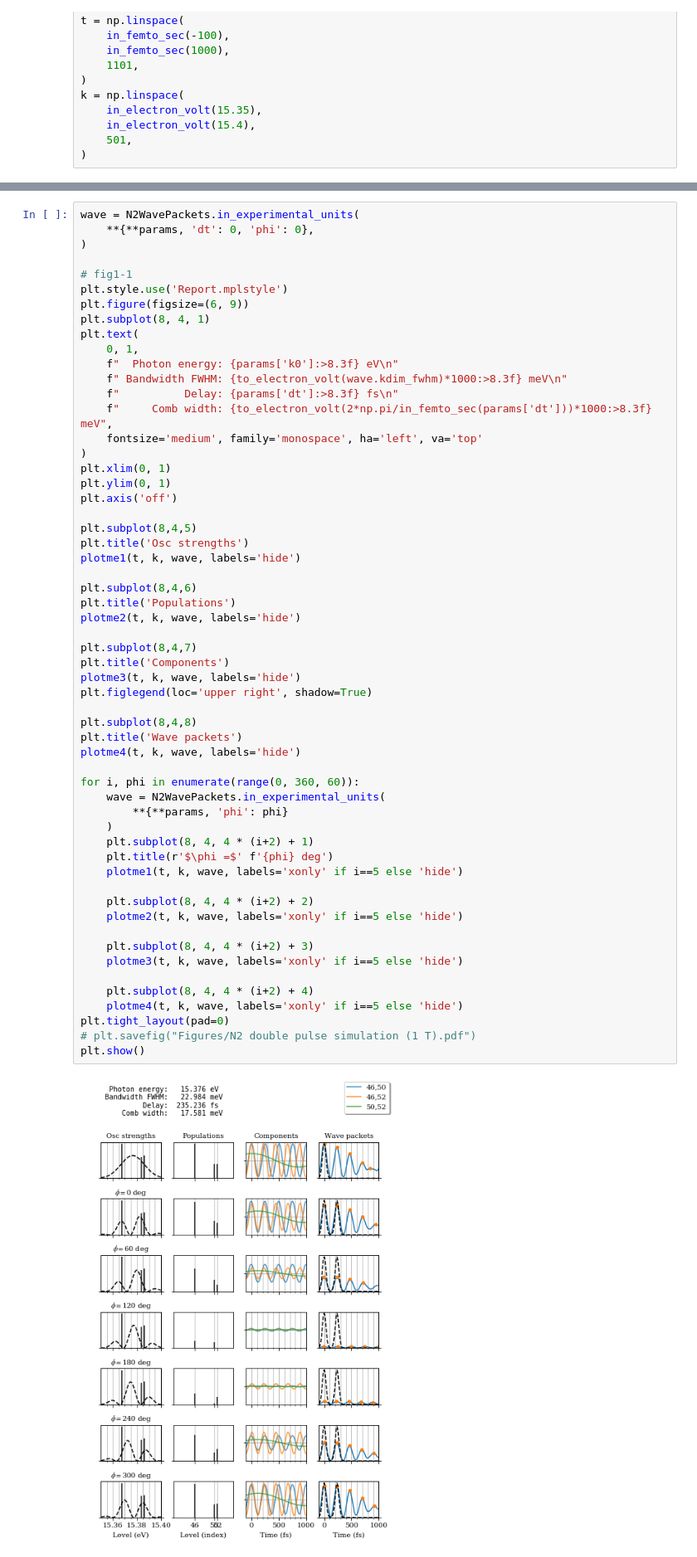
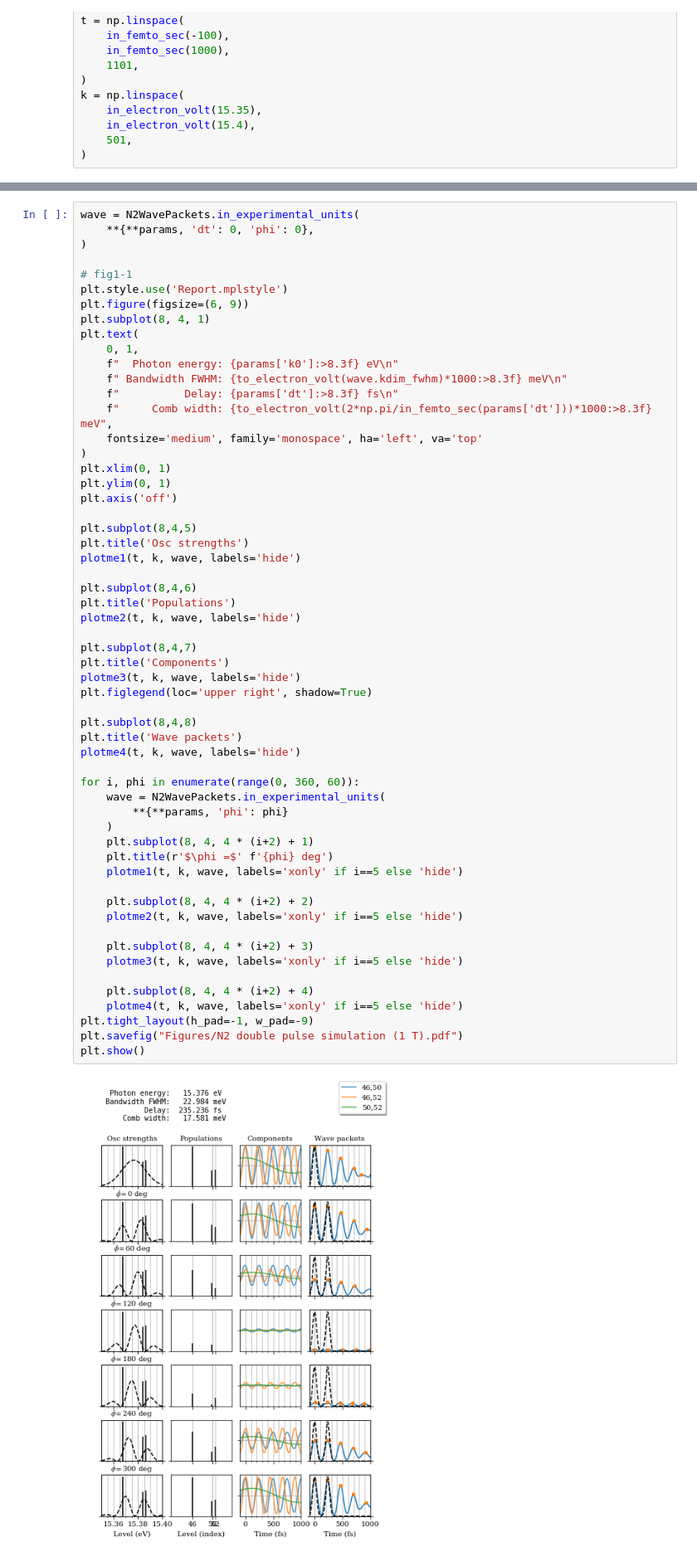
Before and after one commit to DaehyunPY/FERMI_20149100, a Jupyter notebook: Notebooks/N2 double pulse simulation (79.4 fs, 1 T).ipynb, the cells around one changed output, grey strips where cells are left out. Shown at 83% size. Saved outputs shown, nothing was run; the diff lists cells and outputs as text.

```diff
--- a/Notebooks/N2 double pulse simulation (79.4 fs, 1 T).ipynb
+++ b/Notebooks/N2 double pulse simulation (79.4 fs, 1 T).ipynb
@@ -247,33 +247,33 @@ plt.subplot(8,4,6)
 plt.title('Populations')
 plotme2(t, k, wave, labels='hide')
 
 plt.subplot(8,4,7)
 plt.title('Components')
 plotme3(t, k, wave, labels='hide')
 plt.figlegend(loc='upper right', shadow=True)
 
 plt.subplot(8,4,8)
 plt.title('Wave packets')
 plotme4(t, k, wave, labels='hide')
 
 for i, phi in enumerate(range(0, 360, 60)):
     wave = N2WavePackets.in_experimental_units(
         **{**params, 'phi': phi}
     )
     plt.subplot(8, 4, 4 * (i+2) + 1)
     plt.title(r'$\phi =$' f'{phi} deg')
     plotme1(t, k, wave, labels='xonly' if i==5 else 'hide')
 
     plt.subplot(8, 4, 4 * (i+2) + 2)
     plotme2(t, k, wave, labels='xonly' if i==5 else 'hide')
 
     plt.subplot(8, 4, 4 * (i+2) + 3)
     plotme3(t, k, wave, labels='xonly' if i==5 else 'hide')
 
     plt.subplot(8, 4, 4 * (i+2) + 4)
     plotme4(t, k, wave, labels='xonly' if i==5 else 'hide')
-plt.tight_layout(pad=0)
-# plt.savefig("Figures/N2 double pulse simulation (1 T).pdf")
+plt.tight_layout(h_pad=-1, w_pad=-9)
+plt.savefig("Figures/N2 double pulse simulation (1 T).pdf")
 plt.show()
 # %% [output]
-[figure, old version]
+[figure, new version]
```
Also changed, not shown: parts of 1 cell of this notebook, 2 other files.
